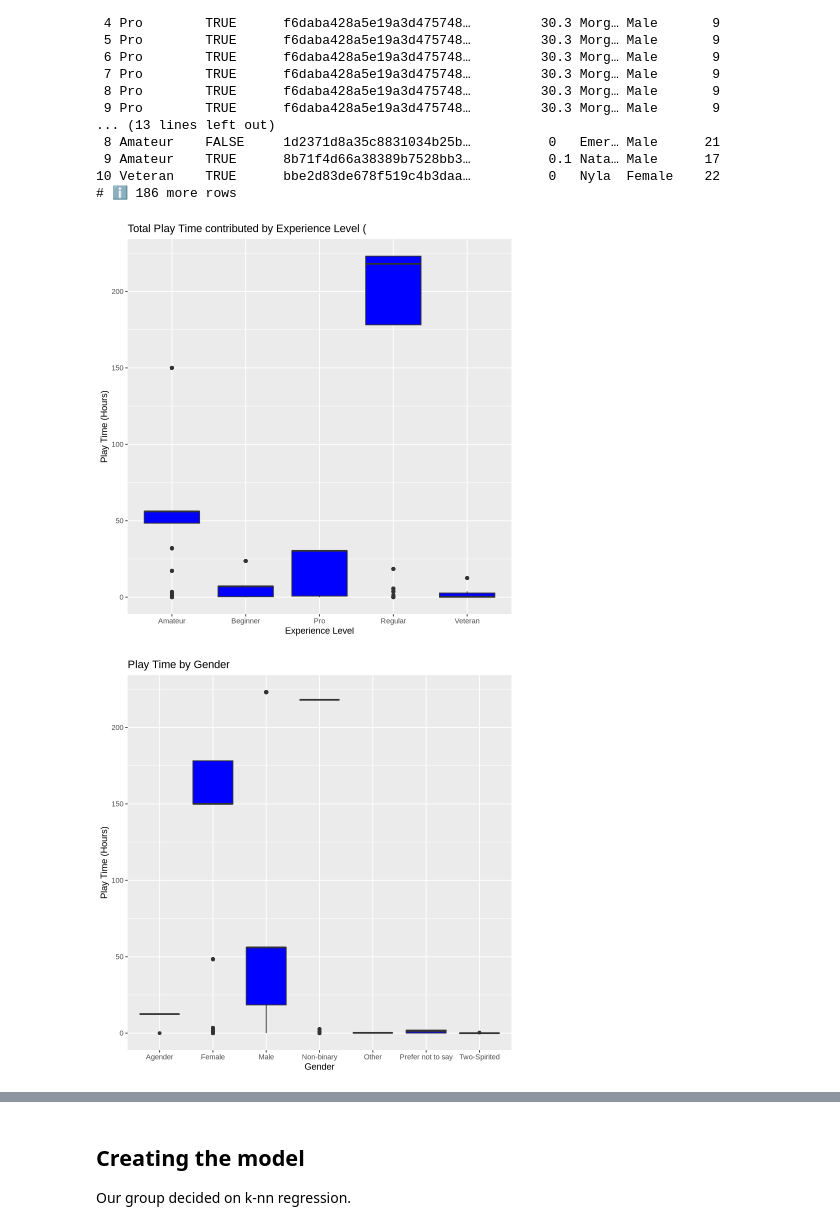
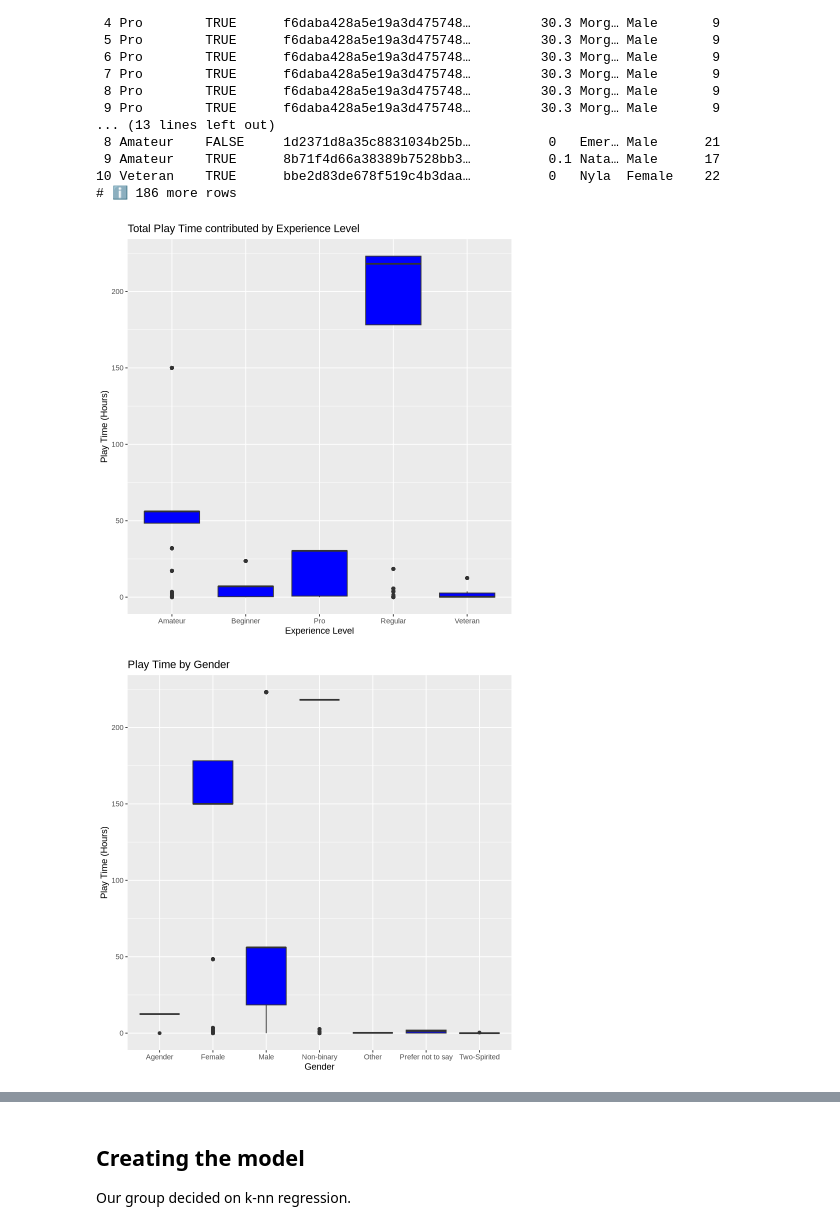
Before and after one commit to yuunvis/Group-Project, a Jupyter notebook: group_project.ipynb, the cells around one changed output, grey strips where cells are left out. Saved outputs shown, nothing was run; the diff lists cells and outputs as text; code cells hidden in the pictures.

```diff
--- a/group_project.ipynb
+++ b/group_project.ipynb
@@ -118,31 +136,40 @@ A tibble: 5 × 2
 # %%
 plot1 <- ggplot(combined_data, aes(x = experience, y = played_hours)) +
          geom_boxplot(fill = "blue") +
          labs(
-              title = "Total Play Time contributed by Experience Level (",
+              title = "Total Play Time contributed by Experience Level",
               x = "Experience Level",
               y = "Play Time (Hours)"
               )
 
 plot2 <- ggplot(combined_data, aes(x = gender, y = played_hours)) +
          geom_boxplot(fill = "blue") +
          labs(
               title = "Play Time by Gender",
               x = "Gender",
               y = "Play Time (Hours)"
               )
 plot3 <- ggplot(combined_data, aes(x = age, y = played_hours)) +
          geom_point(alpha = 0.5, color = "blue") +
          labs(
               title = "Relationship Between Age and Play Time",
               x = "Age",
               y = "Play Time (Hours)"
               )
 
+plot4 <- ggplot(mean_play, aes(x = experience, y= average_hours)) +
+         geom_bar(stat = "identity") +
+         labs(
+              title = "Average Play Time contributed by Experience Level",
+              x = "Experience Level",
+              y = "Play Time (Hours)"
+              )
+
 plot1
 plot2
 plot3
+plot4
 # %% [output]
-[figure, old version]
+[figure, new version]
 [figure]
 [figure]
```
Also changed, not shown: parts of 12 cells of this notebook.
